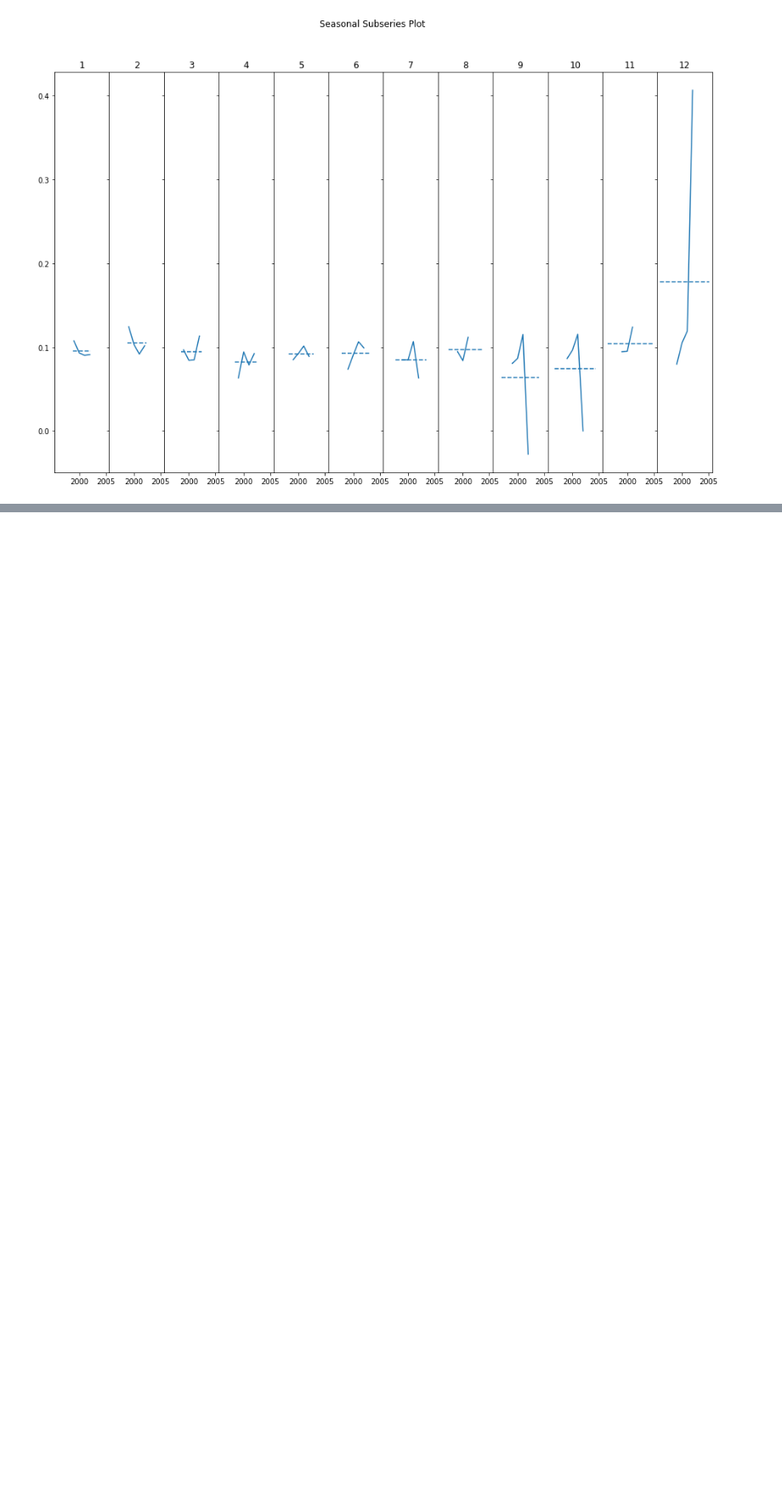
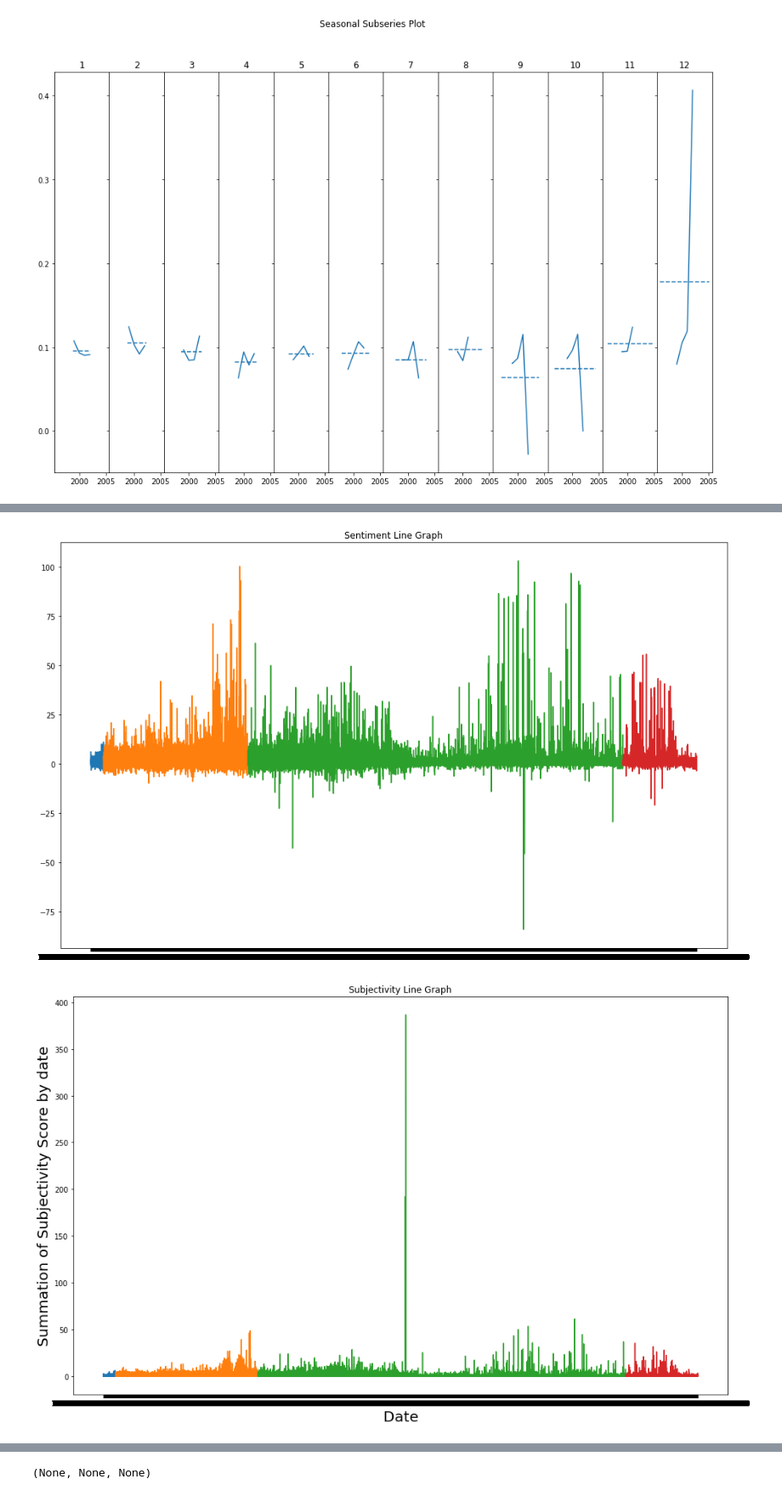
Before and after one commit to Enron-Discussion-NLP/Capstone, a Jupyter notebook: 00_Paige/explore_v2_paige.ipynb, the cells around one changed output, grey strips where cells are left out. Shown at 85% size. Saved outputs shown, nothing was run; the diff lists cells and outputs as text; code cells hidden in the pictures; blank space fills up the shorter version.

```diff
--- a/00_Paige/explore_v2_paige.ipynb
+++ b/00_Paige/explore_v2_paige.ipynb
@@ -307,0 +518,5 @@ fig.subplots_adjust(wspace=0)
+# %%
+explore_def.chart_time_graphs(df4)
+# %% [output]
+[figure, added]
+[figure, added]
@@ -307,0 +524 @@ fig.subplots_adjust(wspace=0)
+(None, None, None)
```
Also changed, not shown: parts of 26 cells of this notebook, 2 other files.
